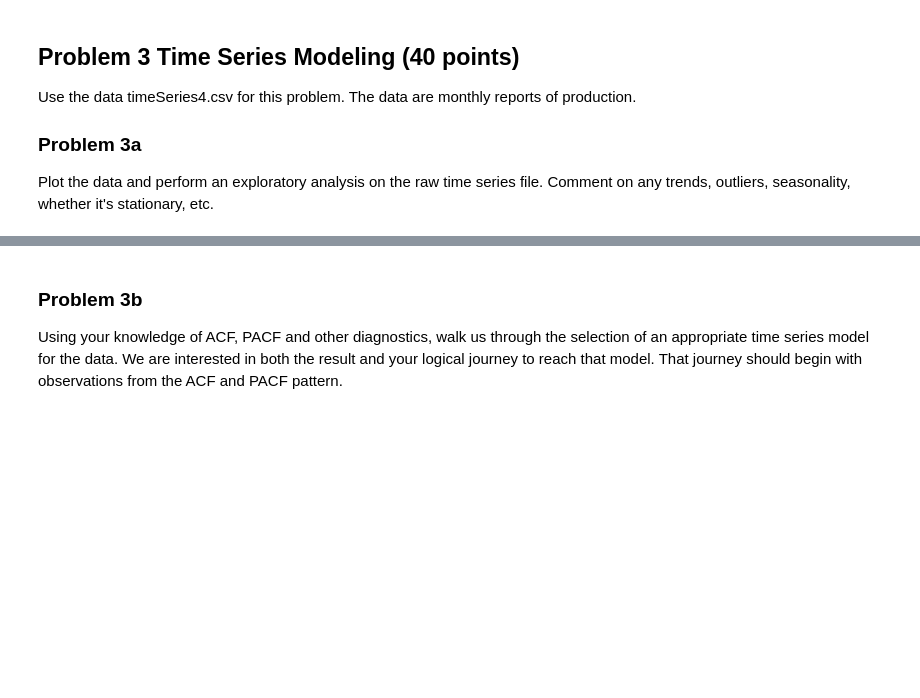
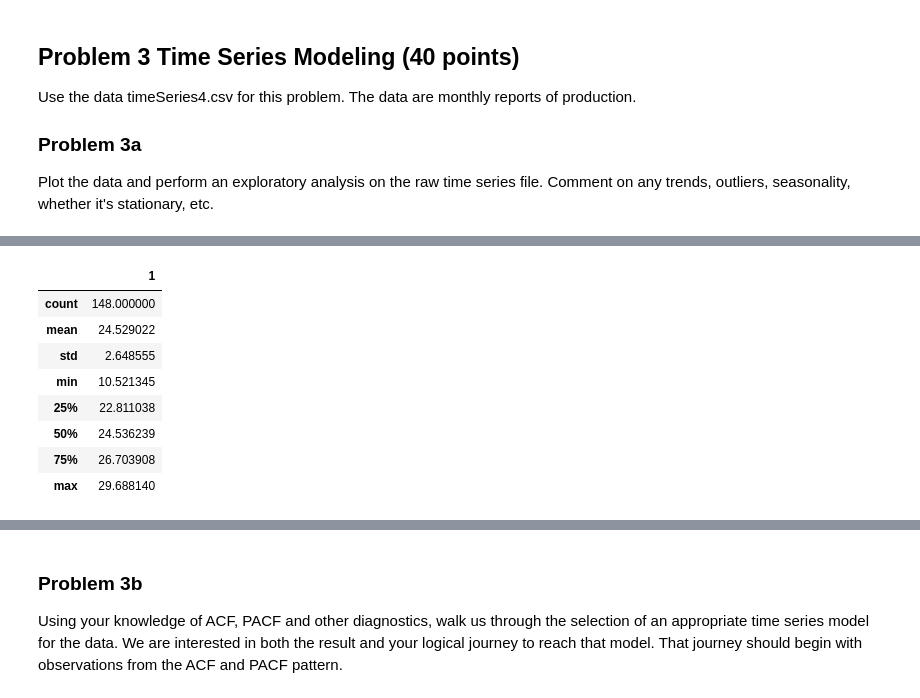
Before and after one commit to paulmattheww/Harvard-CS82-Advanced-ML, a Jupyter notebook: Assignments/HW3/HW3_2018_CSCIE82.ipynb, the cells around one changed output, grey strips where cells are left out. Cells and saved outputs as stored; diff of their text form; code cells hidden in the pictures; blank space fills up the shorter version.

```diff
--- a/Assignments/HW3/HW3_2018_CSCIE82.ipynb
+++ b/Assignments/HW3/HW3_2018_CSCIE82.ipynb
@@ -253,0 +289,12 @@ Plot the data and perform an exploratory analysis on the raw time series file. C
+# %%
+ts_df.describe()
+# %% [output]
+|  | 1 |
+| count | 148.000000 |
+| mean | 24.529022 |
+| std | 2.648555 |
+| min | 10.521345 |
+| 25% | 22.811038 |
+| 50% | 24.536239 |
+| 75% | 26.703908 |
+| max | 29.688140 |
```
Also changed, not shown: parts of 8 cells of this notebook, 1 other file.
